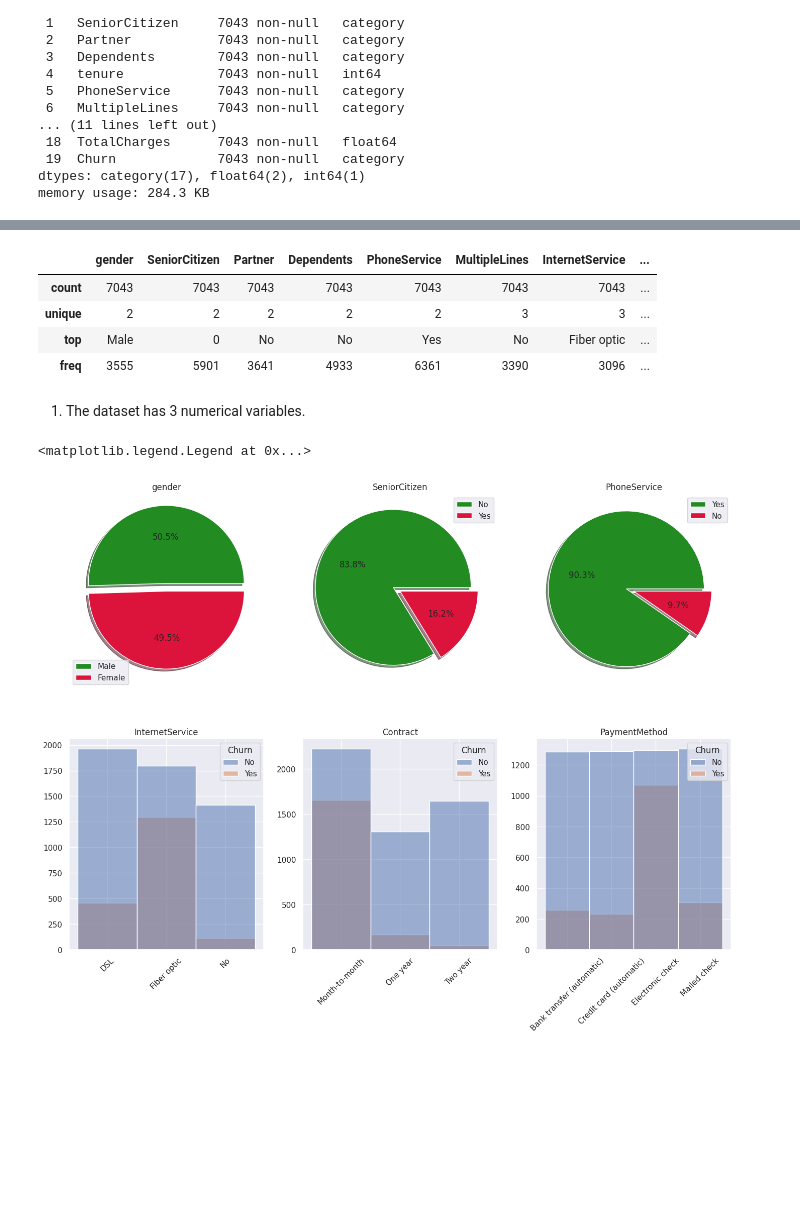
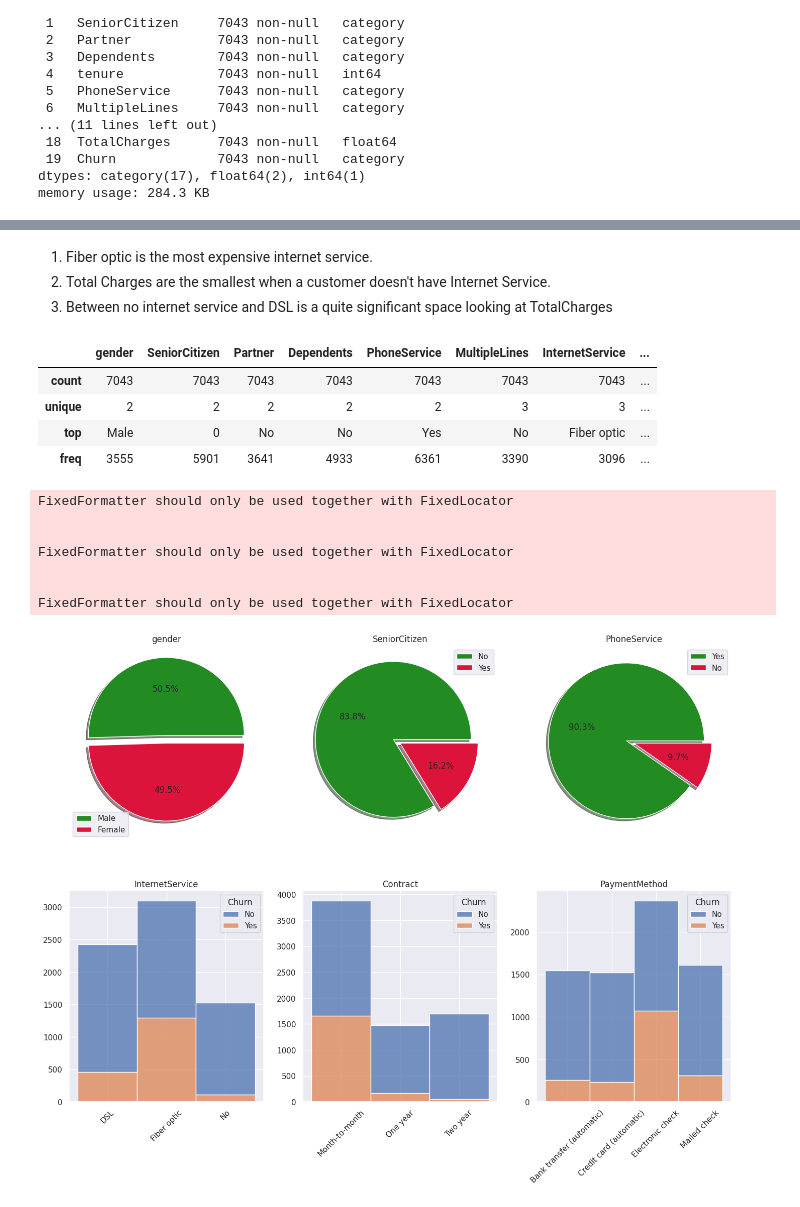
Before and after one commit to adrianciemerych/telco_customer_churn_project, a Jupyter notebook: churn_project.ipynb, the cells around one changed output, grey strips where cells are left out. Drawn from its saved outputs; the diff is of its cells as text; code cells hidden in the pictures; blank space fills up the shorter version.

```diff
--- a/churn_project.ipynb
+++ b/churn_project.ipynb
@@ -193 +198,6 @@ The most expensive but also the most popular internet service is Fiber optic
+# %% [markdown]
+
+1. Fiber optic is the most expensive internet service.
+2. Total Charges are the smallest when a customer doesn't have Internet Service.
+3. Between no internet service and DSL is a quite significant space looking at TotalCharges
 # %%
@@ -198,25 +209,31 @@ df.describe(include = 'category')
 | unique | 2 | 2 | 2 | 2 | 2 | 3 | 3 | ... |
 | top | Male | 0 | No | No | Yes | No | Fiber optic | ... |
 | freq | 3555 | 5901 | 3641 | 4933 | 6361 | 3390 | 3096 | ... |
-# %% [markdown]
-1. The dataset has 3 numerical variables.
 # %%
+# Making plots for 6 interesting variables
 fig, ax = plt.subplots(2,3, figsize = (17,12))
 for index, col in enumerate(['gender', 'SeniorCitizen', 'PhoneService']):
   df[col].value_counts().plot(kind = 'pie', ax = ax[0,index], shadow = True,
                               title = col, colors = ['#228B22', '#DC143C'],
                               explode = [0.1, 0], autopct = '%1.1f%%',
                               labels = ['', ''], ylabel = '')
 for index, col in enumerate(['InternetService', 'Contract', 'PaymentMethod']):
-  sns.histplot(data = df, x = col, ax = ax[1, index], hue = 'Churn')
+  sns.histplot(data = df, x = col, ax = ax[1, index], hue = 'Churn', multiple = 'stack')
   ax[1, index].title.set_text(col)
   ax[1, index].set_xlabel('')
   ax[1, index].set_ylabel('')
   ax[1, index].set_xticklabels(ax[1,index].get_xticklabels(), rotation = 45)
 
 ax[0, 0].legend(['Male', 'Female'])
 ax[0, 1].legend(['No', 'Yes'])
 ax[0, 2].legend(['Yes', 'No'])
+fig.show()
 # %% [output]
-<matplotlib.legend.Legend at 0x...>
+FixedFormatter should only be used together with FixedLocator
+
+
+FixedFormatter should only be used together with FixedLocator
+
+
+FixedFormatter should only be used together with FixedLocator
-[figure, old version]
+[figure, new version]
```
Also changed, not shown: parts of 20 cells of this notebook.
